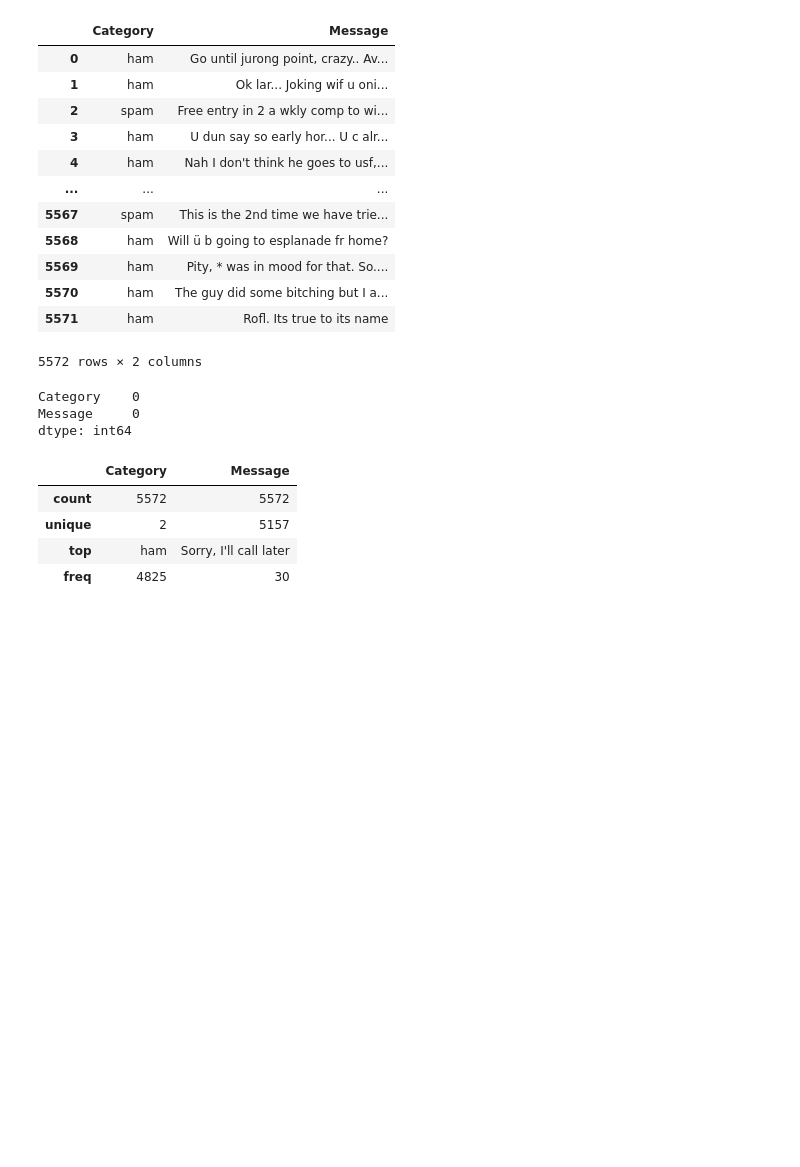
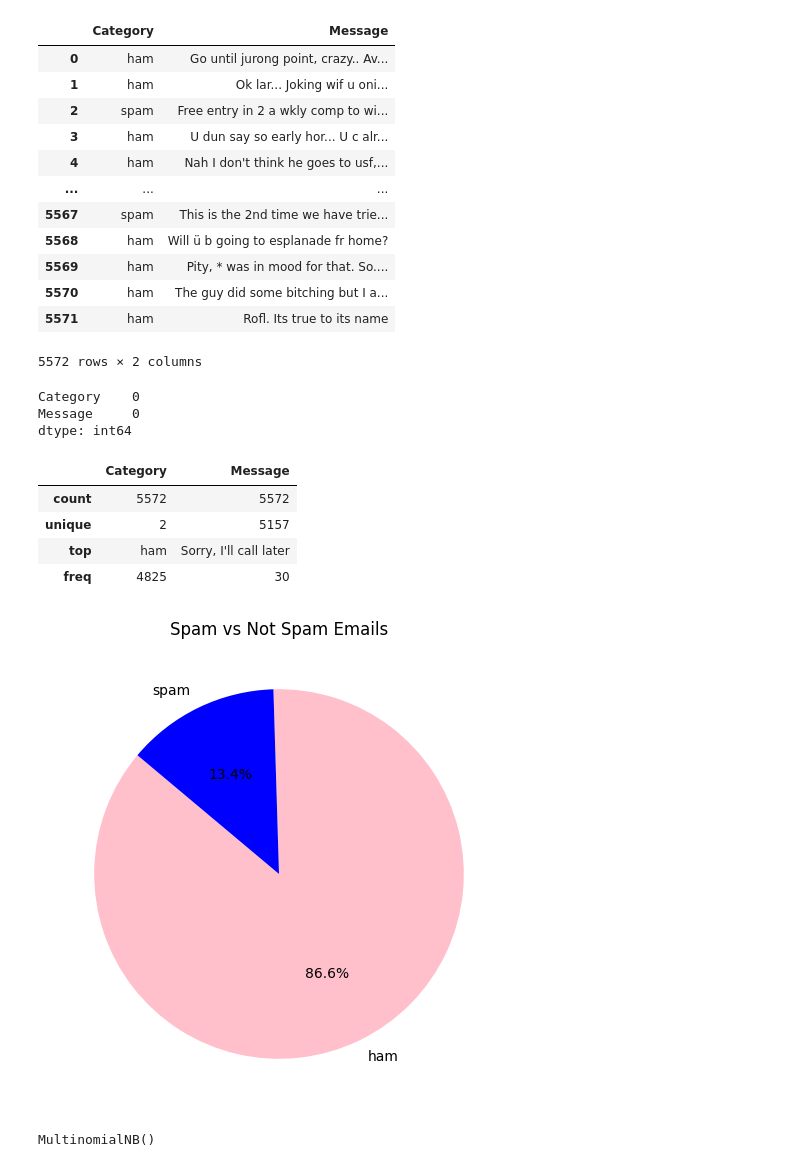
Before and after one commit to Arjun-P-Dinesh/2348506_Lab8, a Jupyter notebook: 2348506_Lab8.ipynb, the cells around one changed output. Saved outputs shown, nothing was run; the diff lists cells and outputs as text; code cells hidden in the pictures; blank space fills up the shorter version.

```diff
--- a/2348506_Lab8.ipynb
+++ b/2348506_Lab8.ipynb
@@ -37,3 +37,11 @@ data.describe()
 | unique | 2 | 5157 |
 | top | ham | Sorry, I'll call later |
 | freq | 4825 | 30 |
+# %%
+spam_counts = data['Category'].value_counts()
+plt.figure(figsize=(6, 6))
+plt.pie(spam_counts, labels=spam_counts.index, autopct='%1.1f%%', startangle=140,colors=['pink','blue'])
+plt.title('Spam vs Not Spam Emails')
+plt.show()
+# %% [output]
+[figure, added]
@@ -39,0 +59,9 @@ data.describe()
+# %%
+vectorizer = CountVectorizer()
+X_train_transformed = vectorizer.fit_transform(X_train)
+X_test_transformed = vectorizer.transform(X_test)
+alpha = 1.0  # Laplace smoothing parameter
+model = MultinomialNB(alpha=alpha)
+model.fit(X_train_transformed, y_train)
+# %% [output]
+MultinomialNB()
```
Also changed, not shown: parts of 2 cells of this notebook.
